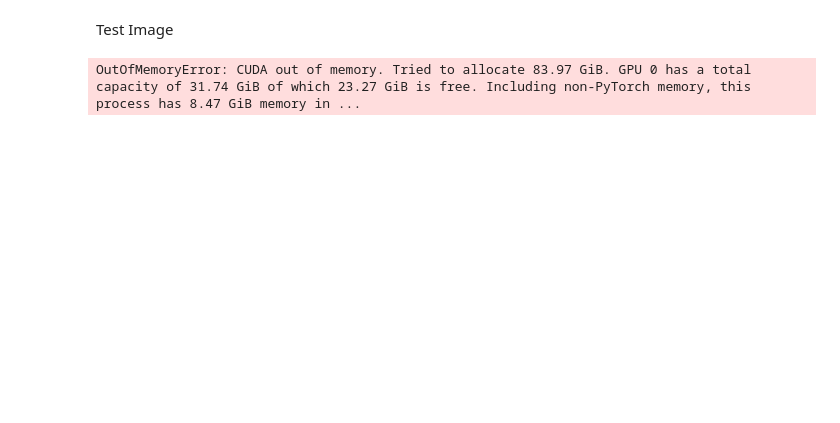
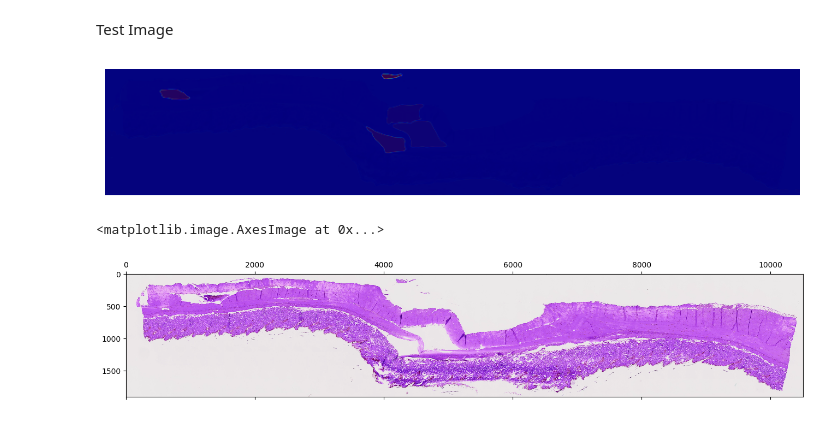
Before and after one commit to RyuAmakaze/ICCV2025, a Jupyter notebook: SAM/yama_test.ipynb, the cells around one changed output. Drawn from its saved outputs; the diff is of its cells as text; code cells hidden in the pictures; blank space fills up the shorter version.

```diff
--- a/SAM/yama_test.ipynb
+++ b/SAM/yama_test.ipynb
@@ -6,12 +6,17 @@ import torch
 #path define
 MODEL_PATH = "./model/sam_vit_h_4b8939.pth"
 MODEL_ARCH = "vit_h"
-TEST_IMAGE_PATH = "../data/Mori_SkinRegen_Image/01_W-C_x40.jpg"
+TEST_IMAGE_PATH = "../data/Mori_SkinRegen_Image/test_hihu.jpg"
 
+# GPUチェック
 print(torch.cuda.is_available())  # TrueならOK
 print(torch.cuda.device_count())  # 利用可能なGPUの数
 print(torch.cuda.get_device_name(0))  # GPUの名前
+
+# モデルの読み込み
 device = torch.device("cuda" if torch.cuda.is_available() else "cpu")
+sam = sam_model_registry[MODEL_ARCH](checkpoint=MODEL_PATH)
+sam.to(device)  # GPUに送る
 # %% [output]
 True
 2
@@ -19,11 +41,34 @@ Quadro GV100
 # %% [markdown]
 Test Image
 # %%
-sam = sam_model_registry[MODEL_ARCH](checkpoint=MODEL_PATH)
-sam.to(device)  # GPUに送る
-
 img = cv2.imread(TEST_IMAGE_PATH)
 mask_generator = SamAutomaticMaskGenerator(sam)
 masks = mask_generator.generate(img)
-# %% [output]
-OutOfMemoryError: CUDA out of memory. Tried to allocate 83.97 GiB. GPU 0 has a total capacity of 31.74 GiB of which 23.27 GiB is free. Including non-PyTorch memory, this process has 8.47 GiB memory in ...
+# %%
+import numpy as np
+import matplotlib.pyplot as plt
+from segment_anything import SamAutomaticMaskGenerator, sam_model_registry
+
+# マスクを可視化
+def show_anns(masks, img):
+    if len(masks) == 0:
+        return
+
+    plt.figure(figsize=(10, 10))
+    plt.imshow(img)
+
+    sorted_masks = sorted(masks, key=lambda x: x['area'], reverse=True)  # 面積順にソート
+    for mask in sorted_masks:
+        mask_img = mask["segmentation"]
+        color = np.random.rand(3)  # ランダムな色
+        plt.imshow(mask_img, cmap='jet', alpha=0.4)  # 透明度を持たせてオーバーレイ
+    plt.axis("off")
+    plt.show()
+
+show_anns(masks, img)
+
+plt.matshow(img)
+# %% [output]
+[figure, added]
+<matplotlib.image.AxesImage at 0x...>
+[figure, added]
```
Also changed, not shown: parts of 1 cell of this notebook.
